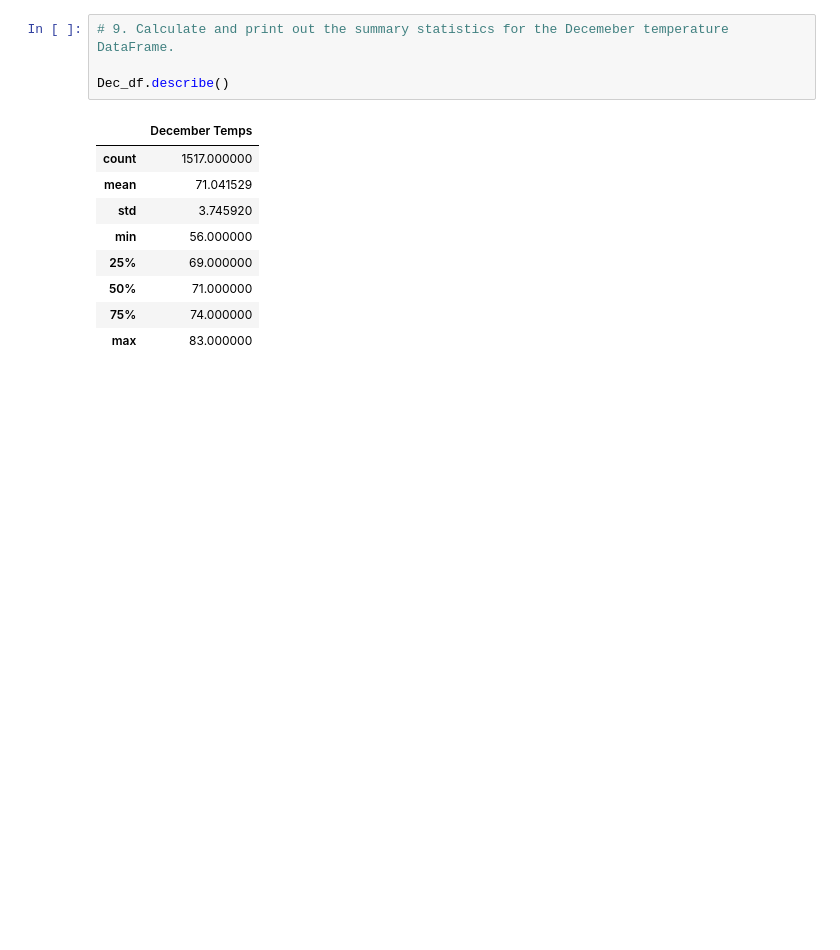
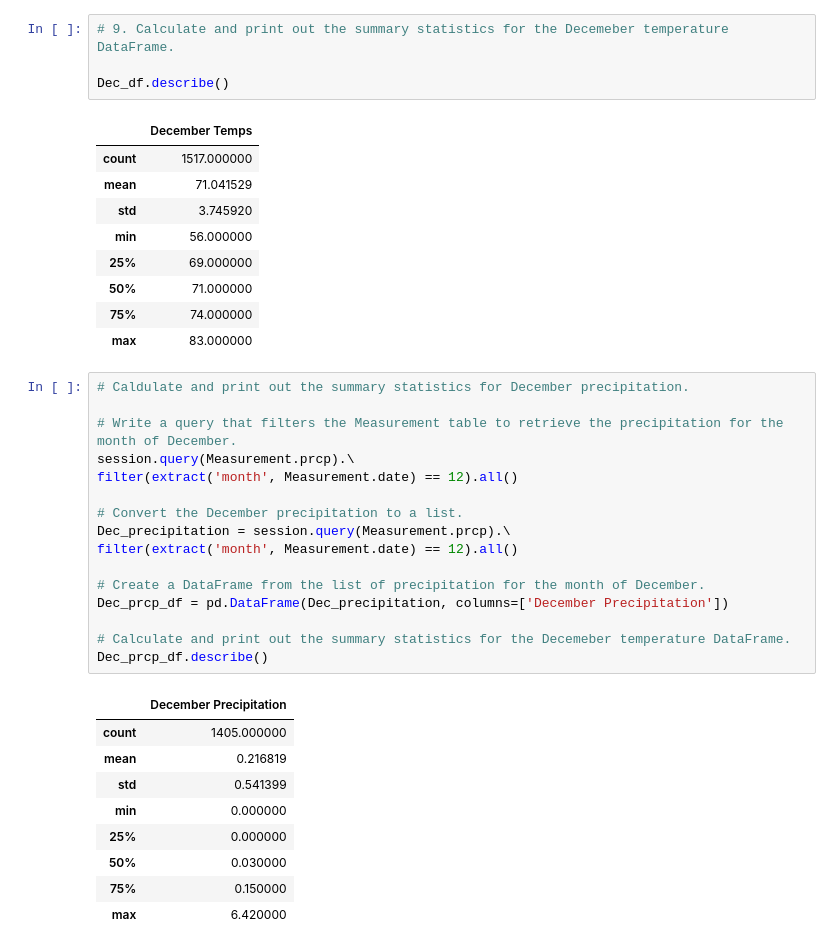
Before and after one commit to ashley-green1/surfs_up, a Jupyter notebook: SurfsUp_Challenge.ipynb, the cells around one changed output. Cells and saved outputs as stored; diff of their text form; blank space fills up the shorter version.

```diff
--- a/SurfsUp_Challenge.ipynb
+++ b/SurfsUp_Challenge.ipynb
@@ -170,3 +170,29 @@ Dec_df.describe()
 | 50% | 71.000000 |
 | 75% | 74.000000 |
 | max | 83.000000 |
+# %%
+# Caldulate and print out the summary statistics for December precipitation.
+
+# Write a query that filters the Measurement table to retrieve the precipitation for the month of December.
+session.query(Measurement.prcp).\
+filter(extract('month', Measurement.date) == 12).all()
+
+# Convert the December precipitation to a list.
+Dec_precipitation = session.query(Measurement.prcp).\
+filter(extract('month', Measurement.date) == 12).all()
+
+# Create a DataFrame from the list of precipitation for the month of December.
+Dec_prcp_df = pd.DataFrame(Dec_precipitation, columns=['December Precipitation'])
+
+# Calculate and print out the summary statistics for the Decemeber temperature DataFrame.
+Dec_prcp_df.describe()
+# %% [output]
+|  | December Precipitation |
+| count | 1405.000000 |
+| mean | 0.216819 |
+| std | 0.541399 |
+| min | 0.000000 |
+| 25% | 0.000000 |
+| 50% | 0.030000 |
+| 75% | 0.150000 |
+| max | 6.420000 |
```
Also changed, not shown: parts of 1 cell of this notebook.
